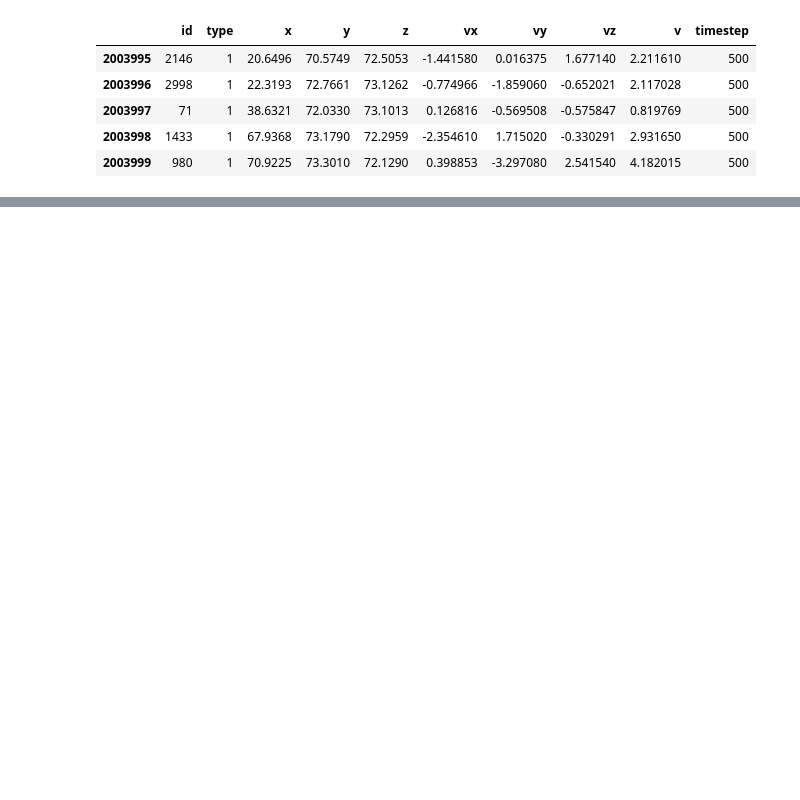
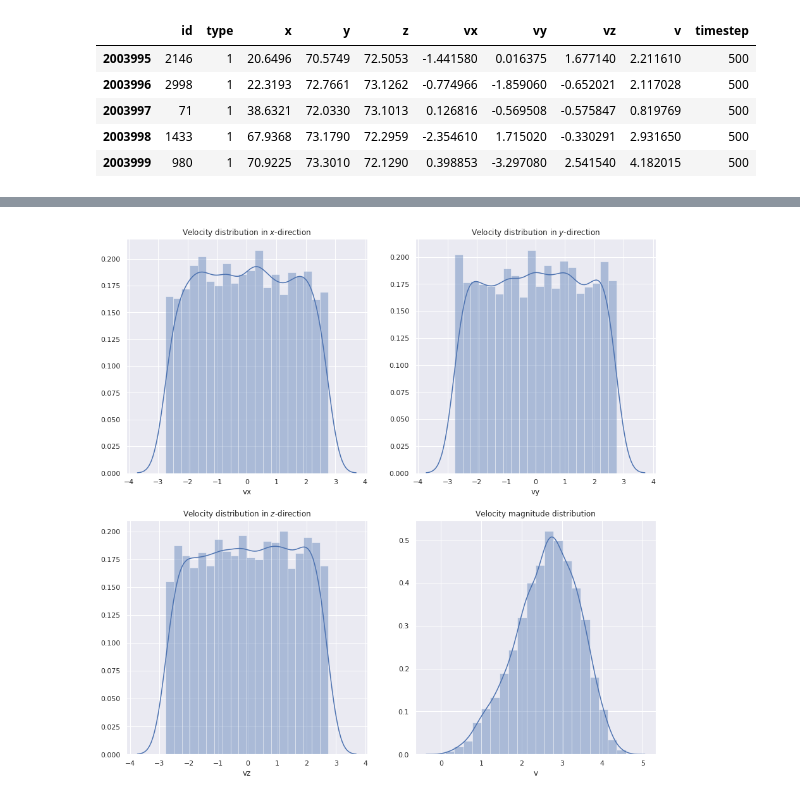
Before and after one commit to Schoyen/FYS4460, a Jupyter notebook: project-1/analysis/velocity-distribution.ipynb, the cells around one changed output, grey strips where cells are left out. Cells and saved outputs as stored; diff of their text form; code cells hidden in the pictures; blank space fills up the shorter version.

Commit message:
Add analysis of the velocity distributions

```diff
--- a/project-1/analysis/velocity-distribution.ipynb
+++ b/project-1/analysis/velocity-distribution.ipynb
@@ -3,5 +8,8 @@ import pandas as pd
 import numpy as np
 import os
 import matplotlib.pyplot as plt
+import seaborn as sns
 
 from read_lammps_dump import read_dump
+
+sns.set()
@@ -55,0 +69,24 @@ plt.show()
+# %%
+num_bins = 20
+
+fig = plt.figure(figsize=(15, 15))
+
+plt.subplot(2, 2, 1)
+sns.distplot(df.iloc[:num_atoms].vx, bins=num_bins)
+plt.title(r"Velocity distribution in $x$-direction")
+
+plt.subplot(2, 2, 2)
+sns.distplot(df.iloc[:num_atoms].vy, bins=num_bins)
+plt.title(r"Velocity distribution in $y$-direction")
+
+plt.subplot(2, 2, 3)
+sns.distplot(df.iloc[:num_atoms].vz, bins=num_bins)
+plt.title(r"Velocity distribution in $z$-direction")
+
+plt.subplot(2, 2, 4)
+sns.distplot(df.iloc[:num_atoms].v, bins=num_bins)
+plt.title(r"Velocity magnitude distribution")
+
+plt.show()
+# %% [output]
+[figure, added]
```
Also changed, not shown: parts of 9 cells of this notebook, 1 other file.
